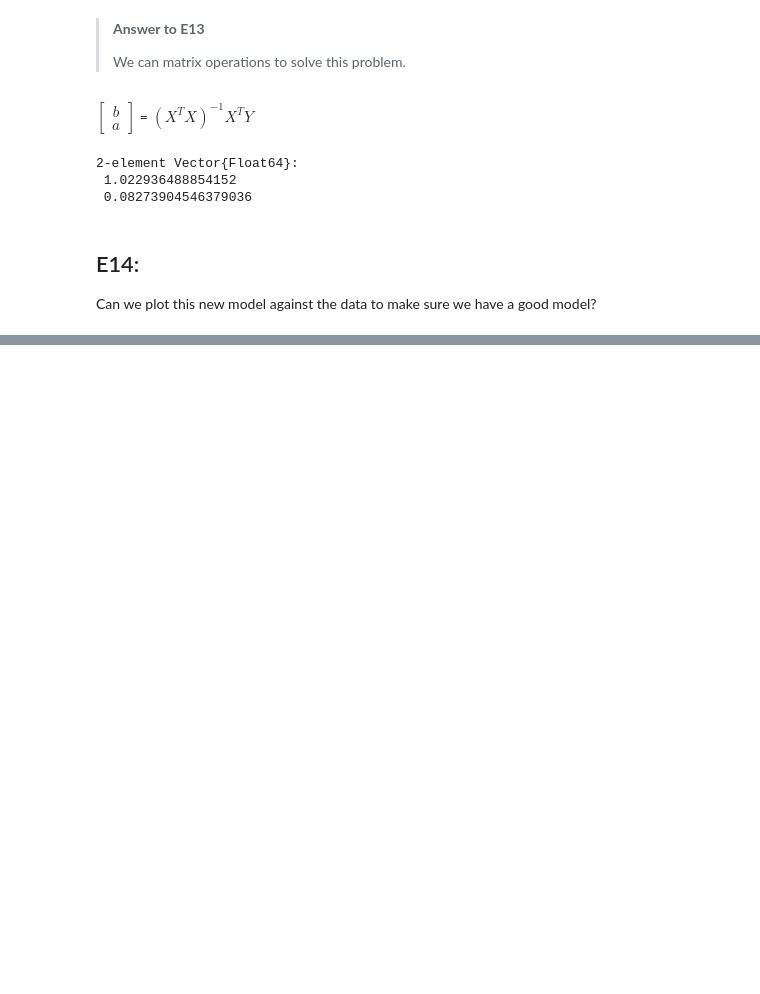
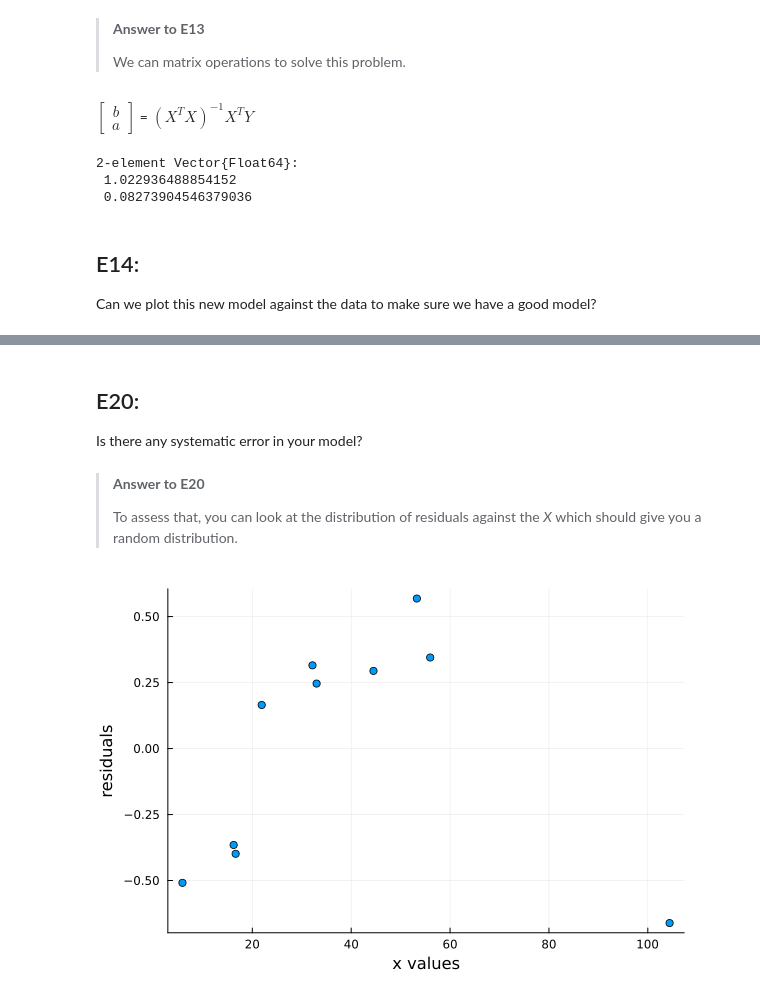
Before and after one commit to EMCMS/DataSci4Chem.jl, a Jupyter notebook: Notebooks/Lecture_CurveFitting.ipynb, the cells around one changed output, grey strips where cells are left out. Drawn from its saved outputs; the diff is of its cells as text; code cells hidden in the pictures; blank space fills up the shorter version.

```diff
--- a/Notebooks/Lecture_CurveFitting.ipynb
+++ b/Notebooks/Lecture_CurveFitting.ipynb
@@ -242,0 +320,12 @@ Can we plot this new model against the data to make sure we have a good model?
+# %% [markdown]
+## E20:
+
+Is there any systematic error in your model?
+# %% [markdown]
+> **Answer to E20**
+>
+> To assess that, you can look at the distribution of residuals against the *X* which should give you a random distribution.
+# %%
+scatter(X,res,label=false,xlabel="x values", ylabel = "residuals")
+# %% [output]
+[figure, added]
```
Also changed, not shown: parts of 30 cells of this notebook, 2 other files.
